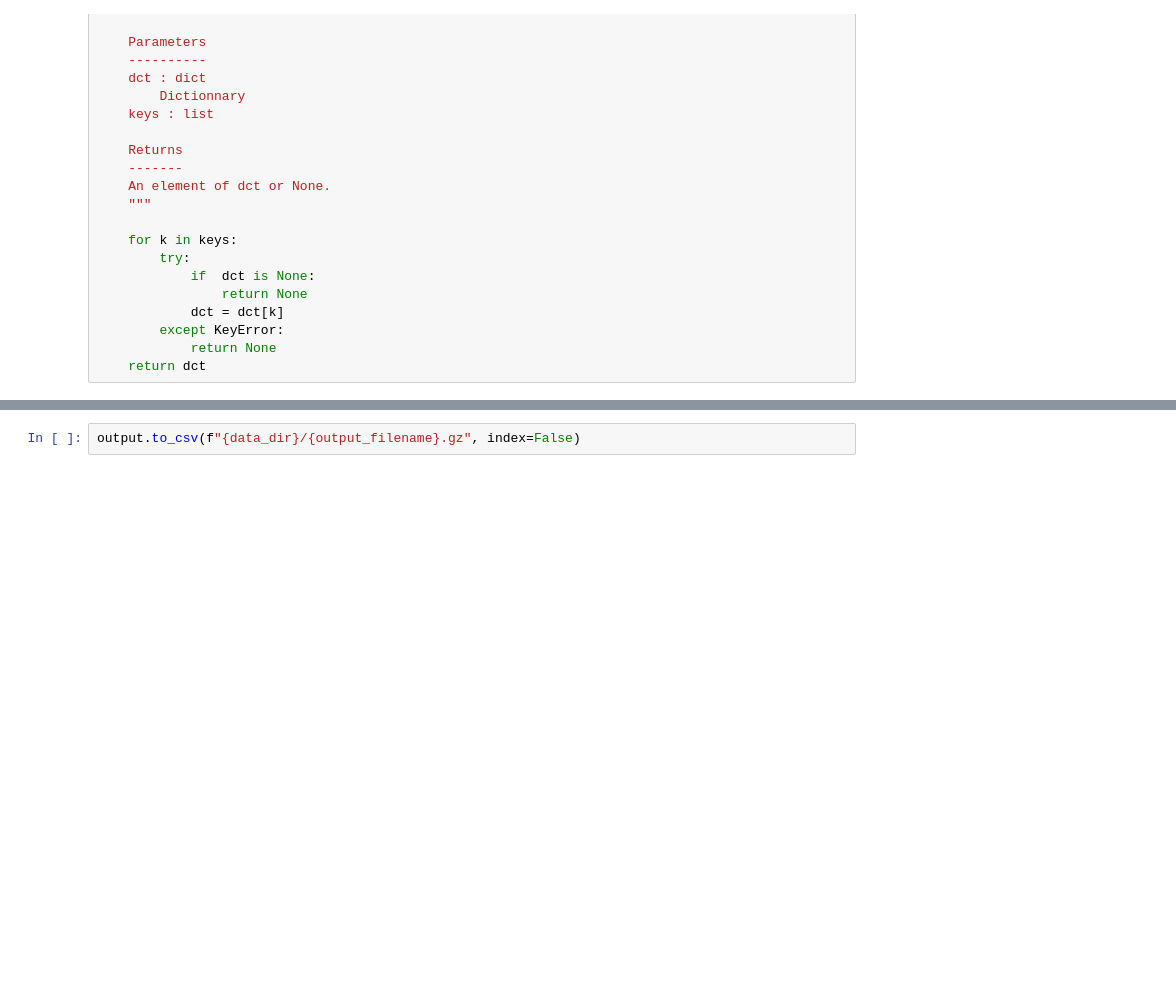
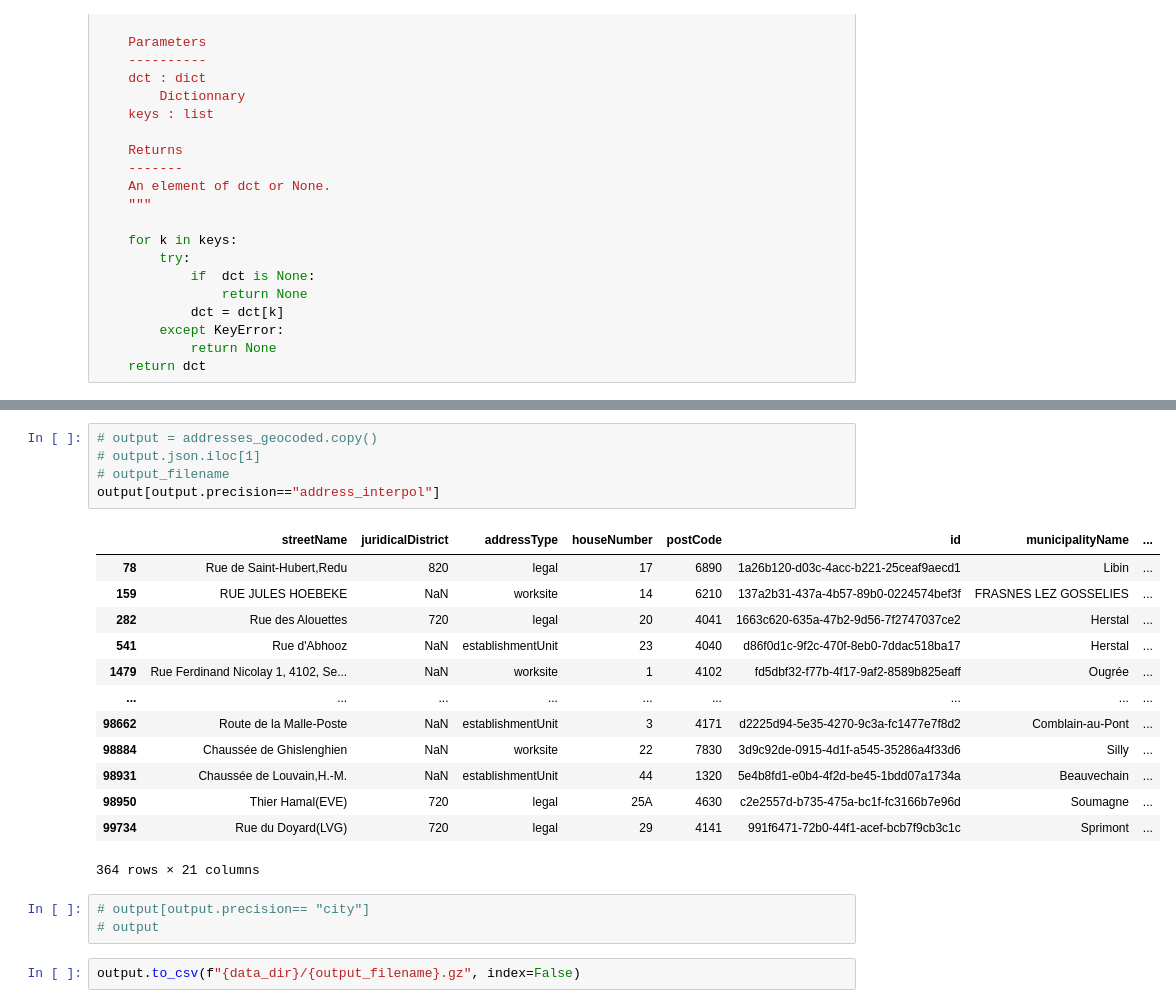
Before and after one commit to SmalsResearch/GISAnalytics, a Jupyter notebook: bePelias_batch_geocoder.ipynb, the cells around one changed output, grey strips where cells are left out. Drawn from its saved outputs; the diff is of its cells as text; blank space fills up the shorter version.

```diff
--- a/bePelias_batch_geocoder.ipynb
+++ b/bePelias_batch_geocoder.ipynb
@@ -316,3 +443,25 @@ output.to_csv(f"{data_dir}/{output_filename}", index=False)
+# %%
+# output = addresses_geocoded.copy()
+# output.json.iloc[1]
+# output_filename
+output[output.precision=="address_interpol"]
+# %% [output]
+|  | streetName | juridicalDistrict | addressType | houseNumber | postCode | id | municipalityName | ... |
+| 78 | Rue de Saint-Hubert,Redu | 820 | legal | 17 | 6890 | 1a26b120-d03c-4acc-b221-25ceaf9aecd1 | Libin | ... |
+| 159 | RUE JULES HOEBEKE | NaN | worksite | 14 | 6210 | 137a2b31-437a-4b57-89b0-0224574bef3f | FRASNES LEZ GOSSELIES | ... |
+| 282 | Rue des Alouettes | 720 | legal | 20 | 4041 | 1663c620-635a-47b2-9d56-7f2747037ce2 | Herstal | ... |
+| 541 | Rue d'Abhooz | NaN | establishmentUnit | 23 | 4040 | d86f0d1c-9f2c-470f-8eb0-7ddac518ba17 | Herstal | ... |
+| 1479 | Rue Ferdinand Nicolay 1, 4102, Se... | NaN | worksite | 1 | 4102 | fd5dbf32-f77b-4f17-9af2-8589b825eaff | Ougrée | ... |
+| ... | ... | ... | ... | ... | ... | ... | ... | ... |
+| 98662 | Route de la Malle-Poste | NaN | establishmentUnit | 3 | 4171 | d2225d94-5e35-4270-9c3a-fc1477e7f8d2 | Comblain-au-Pont | ... |
+| 98884 | Chaussée de Ghislenghien | NaN | worksite | 22 | 7830 | 3d9c92de-0915-4d1f-a545-35286a4f33d6 | Silly | ... |
+| 98931 | Chaussée de Louvain,H.-M. | NaN | establishmentUnit | 44 | 1320 | 5e4b8fd1-e0b4-4f2d-be45-1bdd07a1734a | Beauvechain | ... |
+| 98950 | Thier Hamal(EVE) | 720 | legal | 25A | 4630 | c2e2557d-b735-475a-bc1f-fc3166b7e96d | Soumagne | ... |
+| 99734 | Rue du Doyard(LVG) | 720 | legal | 29 | 4141 | 991f6471-72b0-44f1-acef-bcb7f9cb3c1c | Sprimont | ... |
+364 rows × 21 columns
+# %%
+# output[output.precision== "city"]
+# output
 # %%
 output.to_csv(f"{data_dir}/{output_filename}.gz", index=False)
 # %%
```
Also changed, not shown: parts of 28 cells of this notebook, 4 other files.
